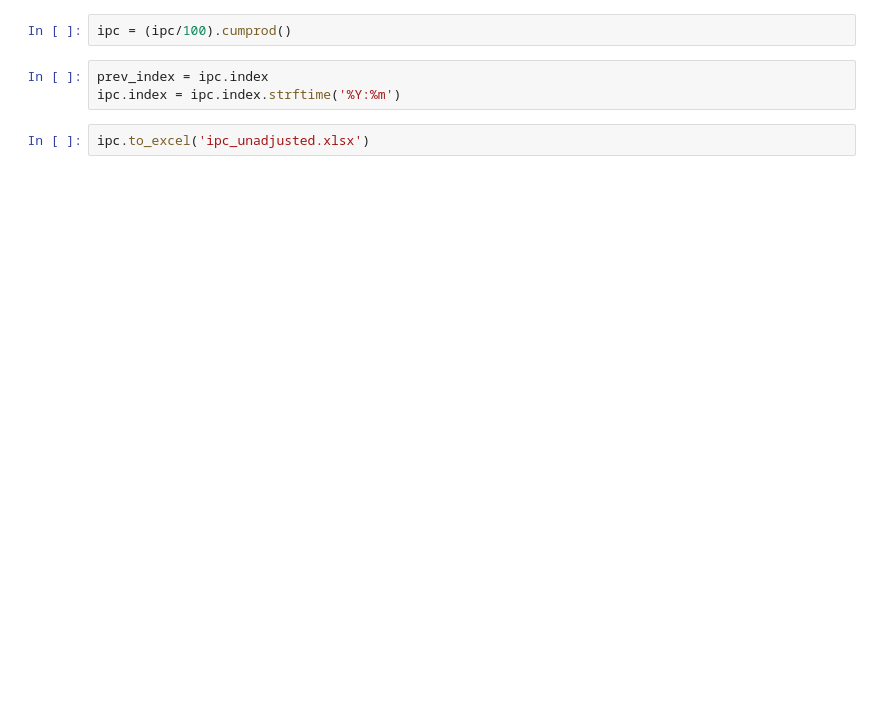
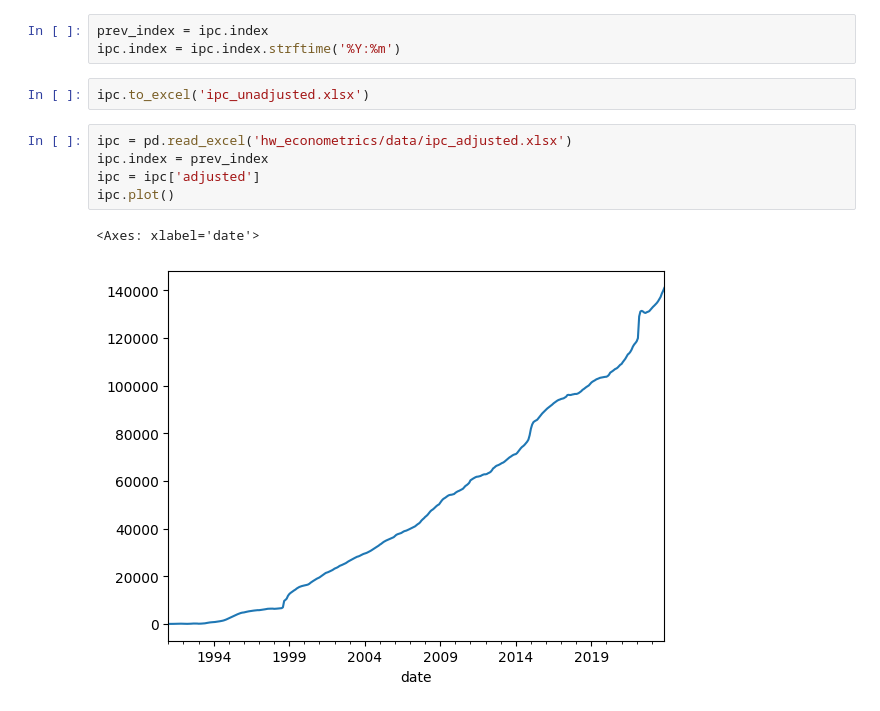
Before and after one commit to bborisggg/hw_econometrics, a Jupyter notebook: hw_econometrics.ipynb, the cells around one changed output. Drawn from its saved outputs; the diff is of its cells as text; blank space fills up the shorter version.

```diff
--- a/hw_econometrics.ipynb
+++ b/hw_econometrics.ipynb
@@ -256,10 +256,16 @@ ipc.plot()
 # %% [output]
 <Axes: xlabel='date'>
 [figure]
-# %%
-ipc = (ipc/100).cumprod()
 # %%
 prev_index = ipc.index
 ipc.index = ipc.index.strftime('%Y:%m')
 # %%
 ipc.to_excel('ipc_unadjusted.xlsx')
+# %%
+ipc = pd.read_excel('hw_econometrics/data/ipc_adjusted.xlsx')
+ipc.index = prev_index
+ipc = ipc['adjusted']
+ipc.plot()
+# %% [output]
+<Axes: xlabel='date'>
+[figure, added]
```
Also changed, not shown: parts of 2 cells of this notebook.
